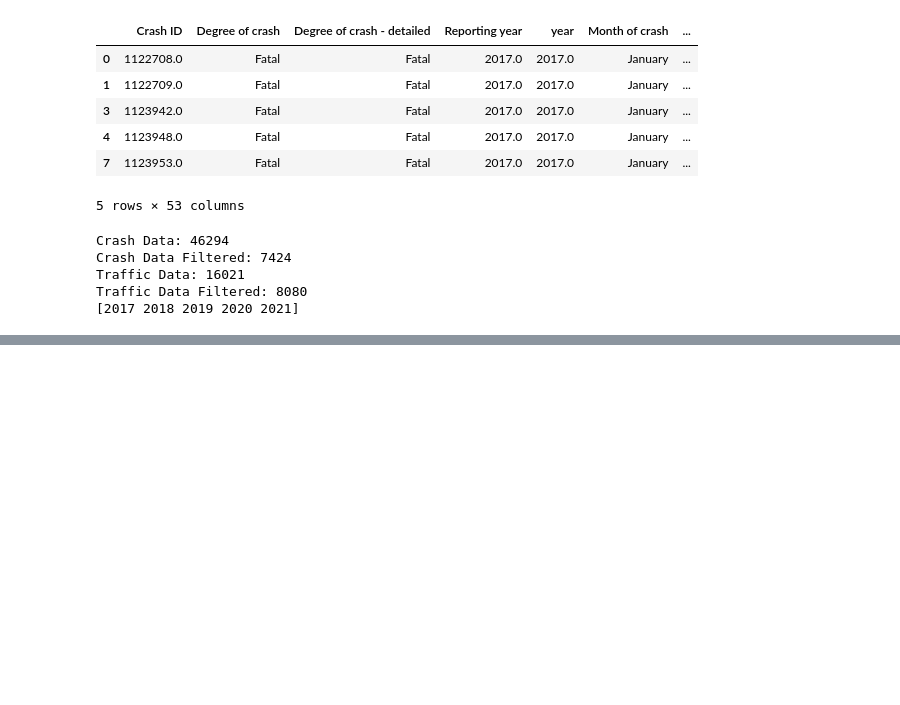
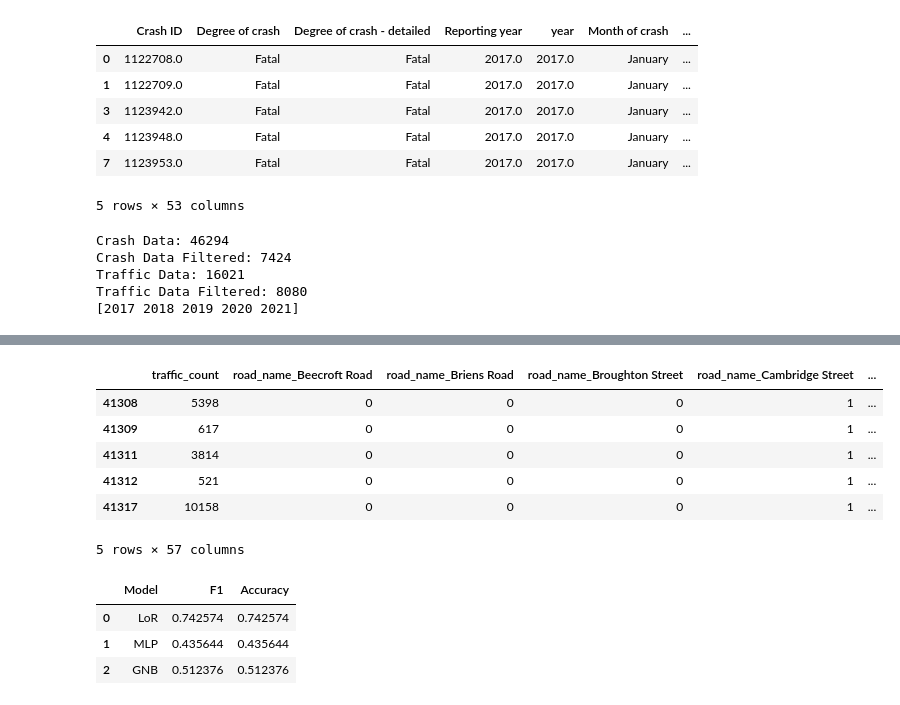
Before and after one commit to Muaz23-star/Engg2112-, a Jupyter notebook: Group Assignment.ipynb, the cells around one changed output, grey strips where cells are left out. Drawn from its saved outputs; the diff is of its cells as text; code cells hidden in the pictures; blank space fills up the shorter version.

```diff
--- a/Group Assignment.ipynb
+++ b/Group Assignment.ipynb
@@ -181,0 +229,63 @@ df_traffic.head(60)
+# %%
+# Allocate for machine learning
+
+categorical_cols = ['road_name','cardinal_direction_name','classification_type','period']
+df_encoded = pd.get_dummies(df_traffic, columns=categorical_cols, drop_first=True)
+prefix = categorical_cols[0] + '_'
+one_hot_cols = df_encoded.filter(regex='^' + prefix, axis=1)
+
+X_df = pd.concat([df_traffic[['traffic_count']],one_hot_cols] , axis = 1)
+
+y_df = df_traffic[['crash_category']]
+
+X_df.head()
+# %% [output]
+|  | traffic_count | road_name_Beecroft Road | road_name_Briens Road | road_name_Broughton Street | road_name_Cambridge Street | ... |
+| 41308 | 5398 | 0 | 0 | 0 | 1 | ... |
+| 41309 | 617 | 0 | 0 | 0 | 1 | ... |
+| 41311 | 3814 | 0 | 0 | 0 | 1 | ... |
+| 41312 | 521 | 0 | 0 | 0 | 1 | ... |
+| 41317 | 10158 | 0 | 0 | 0 | 1 | ... |
+5 rows × 57 columns
+# %%
+# Train/test splits
+X_train, X_test, y_train, y_test =  train_test_split(X_df.values, y_df.values.ravel(), train_size=0.75)
+
+# Build the Logistic Rregression model
+LoR = LogisticRegression(max_iter = 1000)
+LoR.fit(X_train, y_train)
+
+# Build the MLP model
+MLP = MLPClassifier(max_iter = 500, random_state = 2112)
+MLP.fit(X_train, y_train)
+
+# Build the GNB model
+GNB = GaussianNB()
+GNB.fit(X_train, y_train)
+
+# Create the result dataframe here
+result = pd.DataFrame(data = {"Model":["LoR", "MLP", "GNB"], "F1":[0, 0, 0], "Accuracy":[0, 0, 0]}, index=[0, 1, 2])
+n = 0
+
+# Predict the target and evaluate the algorithms
+for i in [LoR, MLP, GNB]:
+
+    y_pred = i.predict(X_test)
+
+    # Obtain the evaluations of the predictions
+    acc = accuracy_score(y_test, y_pred)
+    f1 = f1_score(y_test, y_pred,average='micro')
+
+    # Store the evaluations in the dataframe
+    result.at[n,'Accuracy'] = acc
+    result.at[n, 'F1'] = f1
+
+    # Update index
+    n = n + 1
+
+result
+# %% [output]
+|  | Model | F1 | Accuracy |
+| 0 | LoR | 0.742574 | 0.742574 |
+| 1 | MLP | 0.435644 | 0.435644 |
+| 2 | GNB | 0.512376 | 0.512376 |
```
Also changed, not shown: parts of 4 cells of this notebook.
